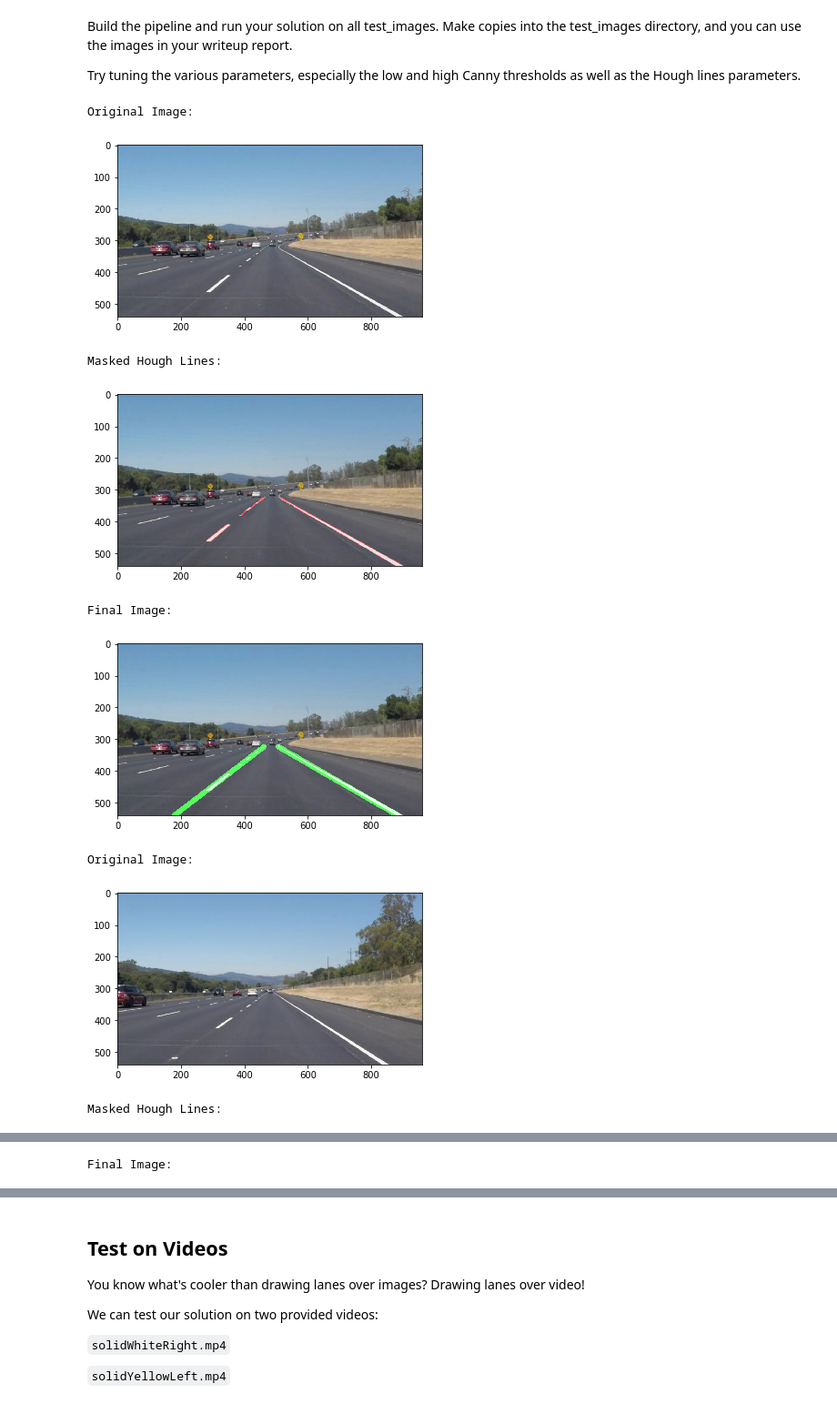
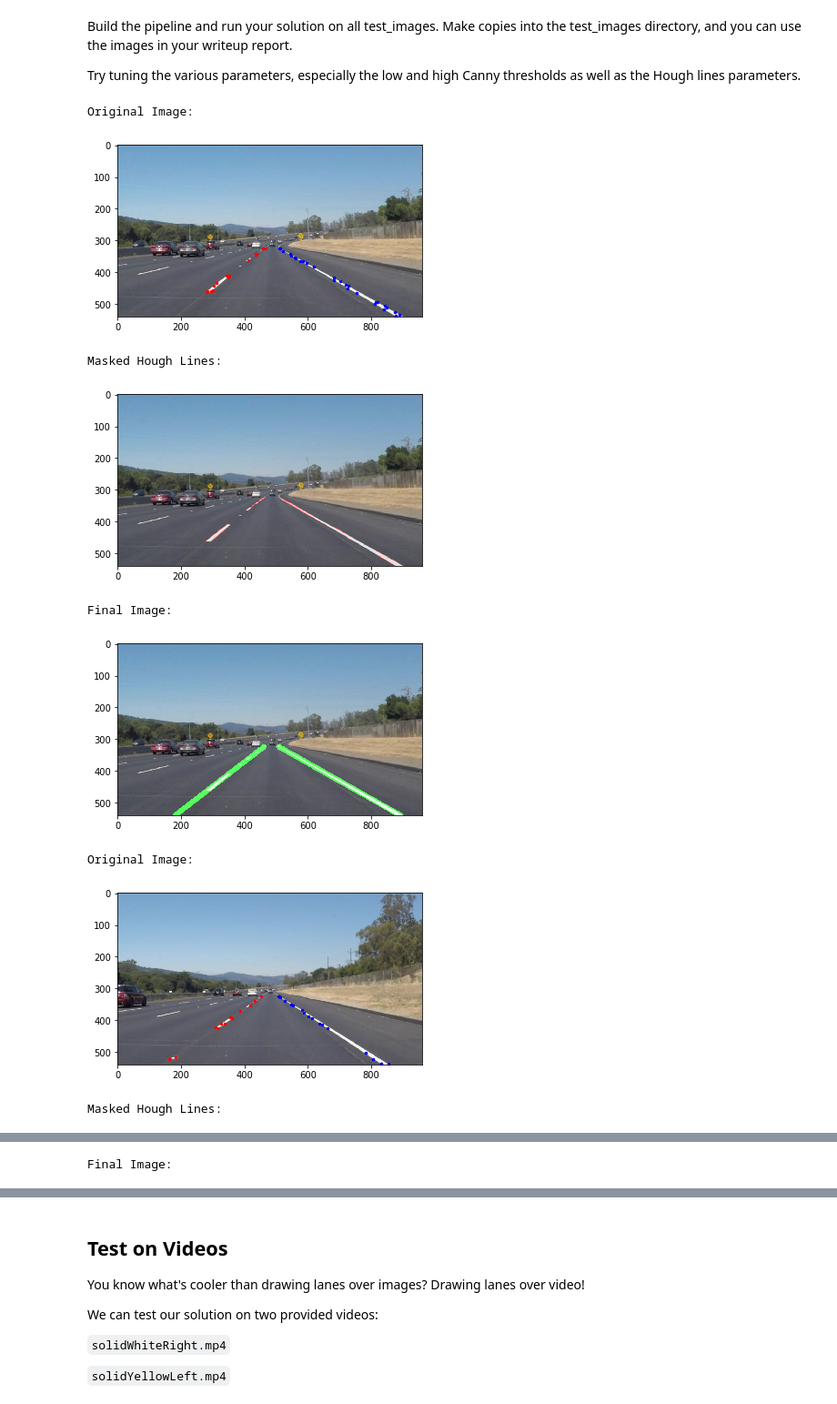
Before and after one commit to Ridgebeck/CarND-LaneLines-P1, a Jupyter notebook: P1.ipynb, the cells around one changed output, grey strips where cells are left out. Shown at 91% size. Saved outputs shown, nothing was run; the diff lists cells and outputs as text; code cells hidden in the pictures.

```diff
--- a/P1.ipynb
+++ b/P1.ipynb
@@ -55,9 +55,9 @@ import cv2
 #Read in first image
 image = mpimg.imread('test_images/solidWhiteRight.jpg')
 
-#Constants for original picture size
-Y_SIZE = image.shape[0]
-X_SIZE = image.shape[1]
+#Save size of original picture
+y_size = image.shape[0]
+x_size = image.shape[1]
 
 #printing out some stats and plotting
 print('This image is:', type(image), 'with dimesions:', image.shape)
@@ -145,25 +145,25 @@ def average_lines(img, lines, horizon):
     for line in lines:
         for x1,y1,x2,y2 in line:
             #Remove horizontal lines
-            if ((y2-y1) / (x2-x1)) > 0.2 or ((y2-y1) / (x2-x1)) < -0.2:
-                #Save all points in lists depending on slope / devide into left and right line points
-                if ((y2-y1) / (x2-x1)) < 0:
+            if ((y2-y1) / (x2-x1)) > 0.3 or ((y2-y1) / (x2-x1)) < -0.3:
+                #Save all points depending on slope and location in the picture
+                if ((y2-y1) / (x2-x1)) < 0 and x1 < 0.6*x_size and x2 < 0.6*x_size:
                     x_array_left.extend((x1, x2))
                     y_array_left.extend((y1,y2))
-                else:
+                if ((y2-y1) / (x2-x1)) > 0 and x1 > 0.4*x_size and x2 > 0.4*x_size:
                     x_array_right.extend((x1, x2))
                     y_array_right.extend((y1, y2))
 
     #Plot points for visualization
-    #plt.scatter(x_array_left, y_array_left, s=6, c='red')
-    #plt.scatter(x_array_right, y_array_right, s=6, c='blue')
+    plt.scatter(x_array_left, y_array_left, s=6, c='red')
+    plt.scatter(x_array_right, y_array_right, s=6, c='blue')
 
     #Calculate Coefficients for linear fit for points on both side
     coefs_left_line = poly.polyfit(x_array_left, y_array_left, 1)
     coefs_right_line = poly.polyfit(x_array_right, y_array_right, 1)
 
     #Calculate start and end points for left line / extrapolating
-    y_start_left = int(Y_SIZE)
+    y_start_left = int(y_size)
     x_start_left = int((y_start_left - coefs_left_line[0])/coefs_left_line[1])
     y_end_left = int(horizon)
     x_end_left = int((y_end_left - coefs_left_line[0])/coefs_left_line[1])
@@ -171,11 +171,11 @@ def average_lines(img, lines, horizon):
     #Calculate start and end points for right line / extrapolating
     y_start_right = int(horizon)
     x_start_right = int((y_start_right - coefs_right_line[0])/coefs_right_line[1])
-    y_end_right = int(Y_SIZE)
+    y_end_right = int(y_size)
     x_end_right = int((y_end_right - coefs_right_line[0])/coefs_right_line[1])
 
     #draw extrapolated line on both sides in new image
-    green_lines = np.zeros((Y_SIZE, X_SIZE, 3), dtype=np.uint8)
+    green_lines = np.zeros((y_size, x_size, 3), dtype=np.uint8)
     cv2.line(green_lines, (x_start_left, y_start_left), (x_end_left, y_end_left), [0, 255, 0], 15)
     cv2.line(green_lines, (x_start_right, y_start_right), (x_end_right, y_end_right), [0, 255, 0], 15)
 
@@ -206,10 +206,14 @@ Try tuning the various parameters, especially the low and high Canny thresholds
 for image_file in os.listdir("test_images/"):
     image = mpimg.imread("test_images/" + image_file)
 
+    #Save size of original picture
+    y_size = image.shape[0]
+    x_size = image.shape[1]
+
     # Create a mask for a region
-    horizon = 0.60*Y_SIZE
-    vertices = np.array([[0.12*X_SIZE, Y_SIZE],[0.46*X_SIZE, horizon],[0.54*X_SIZE, horizon],[0.95*X_SIZE, Y_SIZE]], np.int32)
-    #vertices = numpy.array(point_array,dtype='int32')
+    horizon = 0.60*y_size
+    vertices = np.array([[0.12*x_size, y_size],[0.46*x_size, horizon],[0.54*x_size, horizon],[0.95*x_size, y_size]], np.int32)
+    #Create masked image
     masked_image = region_of_interest(image, [vertices])
 
     """
@@ -245,8 +249,8 @@ for image_file in os.listdir("test_images/"):
     #Hough Lines
     rho = 5              # distance resolution in pixels of the Hough grid
     theta = np.pi/180    # angular resolution in radians of the Hough grid
-    threshold = 10       # minimum number of votes (intersections in Hough grid cell)
-    min_line_len =25     # minimum number of pixels making up a line
+    threshold = 5       # minimum number of votes (intersections in Hough grid cell)
+    min_line_len =20     # minimum number of pixels making up a line
     max_line_gap = 15    # maximum gap in pixels between connectable line segments
     masked_hough, lines = hough_lines(masked_edges, image, rho, theta, threshold, min_line_len, max_line_gap)
 
@@ -262,40 +266,40 @@ for image_file in os.listdir("test_images/"):
     plt.imshow(image)
     plt.show()
     """
     print ("Masked Image:")
     plt.imshow(masked_image)
     plt.show()
     print ("After Color Selection:")
     plt.imshow(color_select)
     plt.show()
     print ("Grayscale Image:")
     plt.imshow(gray, cmap='gray')
     plt.show()
     print ("Gaussian Blur:")
     plt.imshow(blur_gray, cmap='gray')
     plt.show()
     print ("Canny Edge Detection:")
     plt.imshow(edges, cmap='Greys_r')
     plt.show()
     print ("Masked Canny Edge Detection:")
     plt.imshow(masked_edges, cmap='Greys_r')
     plt.show()
     """
     print ("Masked Hough Lines:")
     plt.imshow(masked_hough)
     plt.show()
     print ("Final Image:")
     plt.imshow(final_image)
     plt.show()
 # %% [output]
 Original Image:
-[figure, old version]
+[figure, new version]
 Masked Hough Lines:
 [figure]
 Final Image:
 [figure]
 Original Image:
-[figure, old version]
+[figure, new version]
 Masked Hough Lines:
 [figure]
 Final Image:
```
Also changed, not shown: parts of 7 cells of this notebook, 3 other files.
